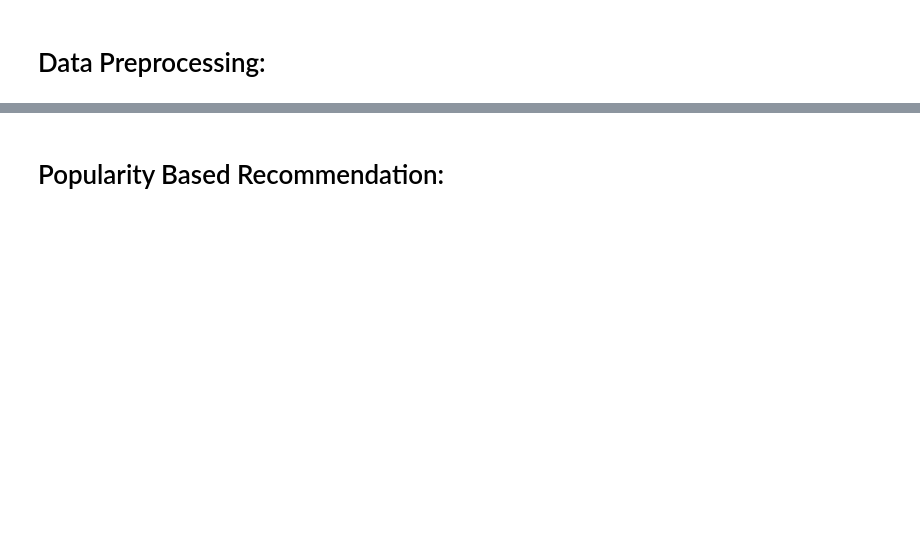
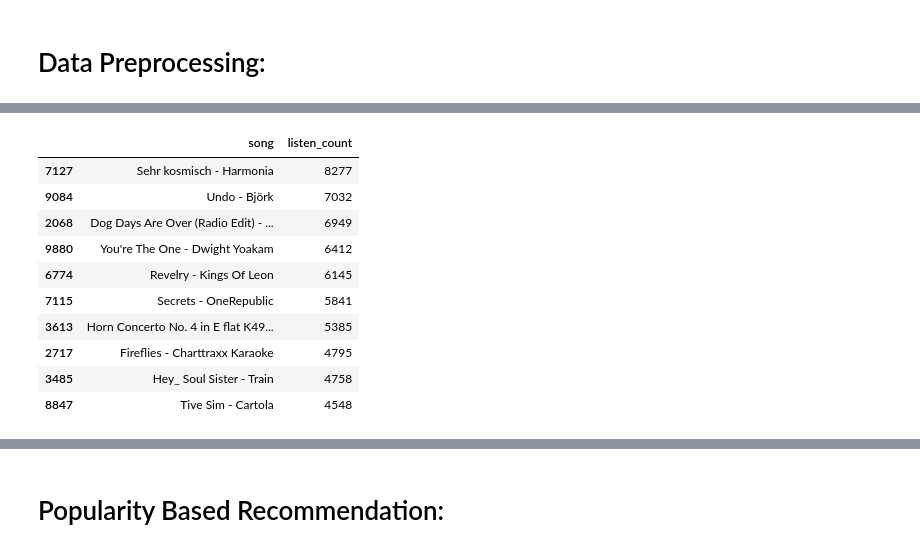
Before and after one commit to jxu14/CS4352FinalProject, a Jupyter notebook: final_project.ipynb, the cells around one changed output, grey strips where cells are left out. Cells and saved outputs as stored; diff of their text form; code cells hidden in the pictures; blank space fills up the shorter version.

```diff
--- a/final_project.ipynb
+++ b/final_project.ipynb
@@ -67,3 +67,18 @@ song_grouped.head()
+# %%
+song_grouped_sorted = song_grouped.sort_values(by='listen_count', ascending=False)
+song_grouped_sorted.head(10)
+# %% [output]
+|  | song | listen_count |
+| 7127 | Sehr kosmisch - Harmonia | 8277 |
+| 9084 | Undo - Björk | 7032 |
+| 2068 | Dog Days Are Over (Radio Edit) - ... | 6949 |
+| 9880 | You're The One - Dwight Yoakam | 6412 |
+| 6774 | Revelry - Kings Of Leon | 6145 |
+| 7115 | Secrets - OneRepublic | 5841 |
+| 3613 | Horn Concerto No. 4 in E flat K49... | 5385 |
+| 2717 | Fireflies - Charttraxx Karaoke | 4795 |
+| 3485 | Hey_ Soul Sister - Train | 4758 |
+| 8847 | Tive Sim - Cartola | 4548 |
 # %%
 grouped_sum = song_grouped['listen_count'].sum()
 song_grouped['percentage'] = (song_grouped['listen_count'] / grouped_sum ) * 100
```
Also changed, not shown: parts of 8 cells of this notebook.
